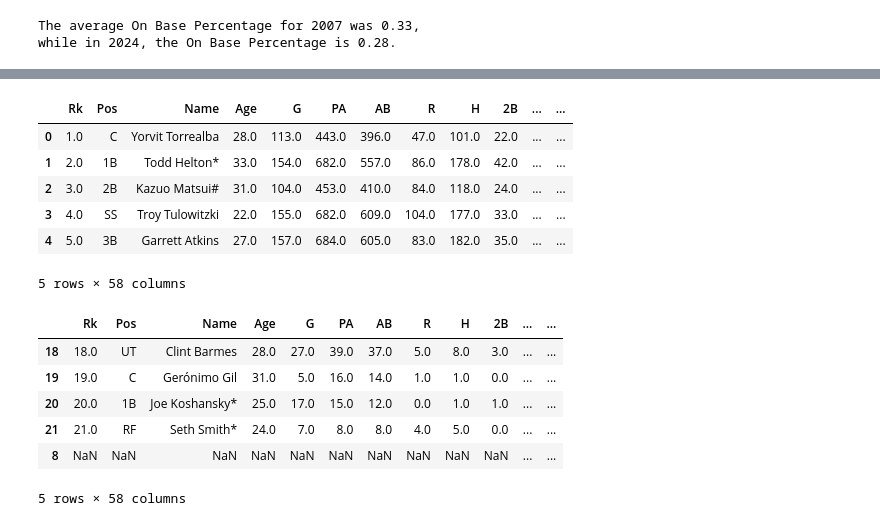
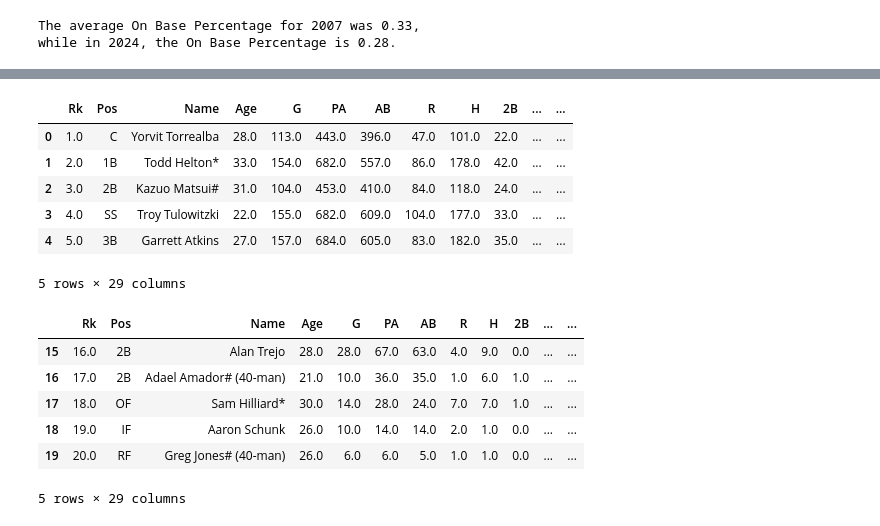
Before and after one commit to cassydm/rockies_moneyball_part-deux, a Jupyter notebook: Test_files/working_file_cassy.ipynb, the cells around one changed output, grey strips where cells are left out. Saved outputs shown, nothing was run; the diff lists cells and outputs as text; code cells hidden in the pictures.

```diff
--- a/Test_files/working_file_cassy.ipynb
+++ b/Test_files/working_file_cassy.ipynb
@@ -178,21 +155,22 @@ dtype: object
 # %%
 # Concatnating the data on index.
-
-batting_combined=pd.concat([batting_2007,batting_2024], axis=1)
+batting_2007=batting_2007.reset_index(drop=True)
+batting_2024=batting_2024.reset_index(drop=True)
+batting_combined=pd.concat([batting_2007,batting_2024])
 display(batting_combined.head(5))
 display(batting_combined.tail(5))
 # %% [output]
 |  | Rk | Pos | Name | Age | G | PA | AB | R | H | 2B | ... | ... |
 | 0 | 1.0 | C | Yorvit Torrealba | 28.0 | 113.0 | 443.0 | 396.0 | 47.0 | 101.0 | 22.0 | ... | ... |
 | 1 | 2.0 | 1B | Todd Helton* | 33.0 | 154.0 | 682.0 | 557.0 | 86.0 | 178.0 | 42.0 | ... | ... |
 | 2 | 3.0 | 2B | Kazuo Matsui# | 31.0 | 104.0 | 453.0 | 410.0 | 84.0 | 118.0 | 24.0 | ... | ... |
 | 3 | 4.0 | SS | Troy Tulowitzki | 22.0 | 155.0 | 682.0 | 609.0 | 104.0 | 177.0 | 33.0 | ... | ... |
 | 4 | 5.0 | 3B | Garrett Atkins | 27.0 | 157.0 | 684.0 | 605.0 | 83.0 | 182.0 | 35.0 | ... | ... |
-5 rows × 58 columns
+5 rows × 29 columns
 |  | Rk | Pos | Name | Age | G | PA | AB | R | H | 2B | ... | ... |
-| 18 | 18.0 | UT | Clint Barmes | 28.0 | 27.0 | 39.0 | 37.0 | 5.0 | 8.0 | 3.0 | ... | ... |
-| 19 | 19.0 | C | Gerónimo Gil | 31.0 | 5.0 | 16.0 | 14.0 | 1.0 | 1.0 | 0.0 | ... | ... |
-| 20 | 20.0 | 1B | Joe Koshansky* | 25.0 | 17.0 | 15.0 | 12.0 | 0.0 | 1.0 | 1.0 | ... | ... |
-| 21 | 21.0 | RF | Seth Smith* | 24.0 | 7.0 | 8.0 | 8.0 | 4.0 | 5.0 | 0.0 | ... | ... |
-| 8 | NaN | NaN | NaN | NaN | NaN | NaN | NaN | NaN | NaN | NaN | ... | ... |
+| 15 | 16.0 | 2B | Alan Trejo | 28.0 | 28.0 | 67.0 | 63.0 | 4.0 | 9.0 | 0.0 | ... | ... |
+| 16 | 17.0 | 2B | Adael Amador# (40-man) | 21.0 | 10.0 | 36.0 | 35.0 | 1.0 | 6.0 | 1.0 | ... | ... |
+| 17 | 18.0 | OF | Sam Hilliard* | 30.0 | 14.0 | 28.0 | 24.0 | 7.0 | 7.0 | 1.0 | ... | ... |
+| 18 | 19.0 | IF | Aaron Schunk | 26.0 | 10.0 | 14.0 | 14.0 | 2.0 | 1.0 | 0.0 | ... | ... |
+| 19 | 20.0 | RF | Greg Jones# (40-man) | 26.0 | 6.0 | 6.0 | 5.0 | 1.0 | 1.0 | 0.0 | ... | ... |
-5 rows × 58 columns
+5 rows × 29 columns
```
Also changed, not shown: parts of 17 cells of this notebook, 6 other files.
